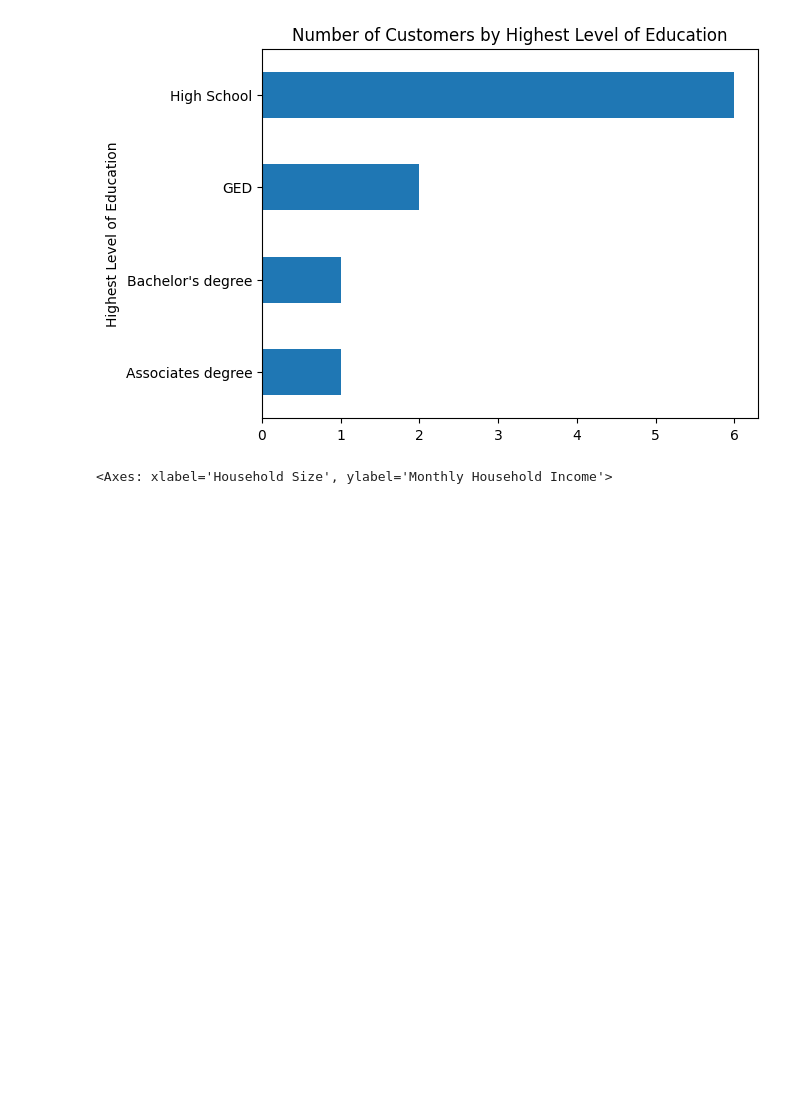
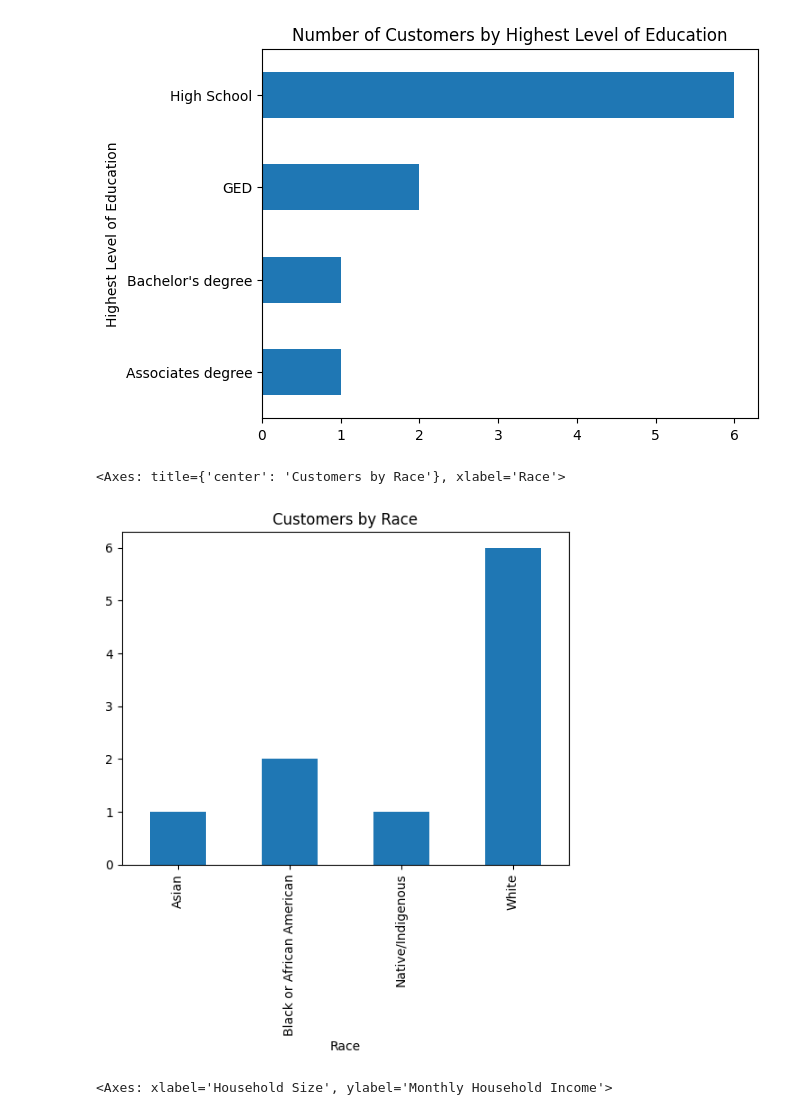
Before and after one commit to akerdolff/Plotting-practice, a Jupyter notebook: Plotting_practice.ipynb, the cells around one changed output. Saved outputs shown, nothing was run; the diff lists cells and outputs as text; code cells hidden in the pictures; blank space fills up the shorter version.

Commit message:
race bar chart

```diff
--- a/Plotting_practice.ipynb
+++ b/Plotting_practice.ipynb
@@ -51,6 +51,14 @@ grouped_highest_level_ed_df.plot(kind='barh', title = 'Number of Customers by Hi
 # %% [output]
 <Axes: title={'center': 'Number of Customers by Highest Level of Education'}, ylabel='Highest Level of Education'>
 [figure]
+# %%
+# Bar graph of race
+
+race_counts = Demographics_df.groupby('Race')['Customer ID'].nunique()
+race_counts.plot(kind = 'bar', title = "Customers by Race", rot=90)
+# %% [output]
+<Axes: title={'center': 'Customers by Race'}, xlabel='Race'>
+[figure, added]
 # %%
 # Scatter plot
 
```
